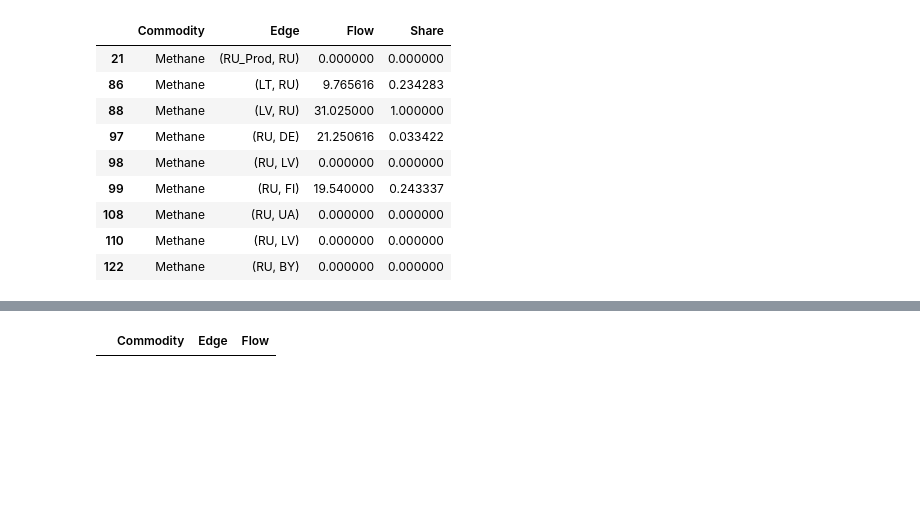
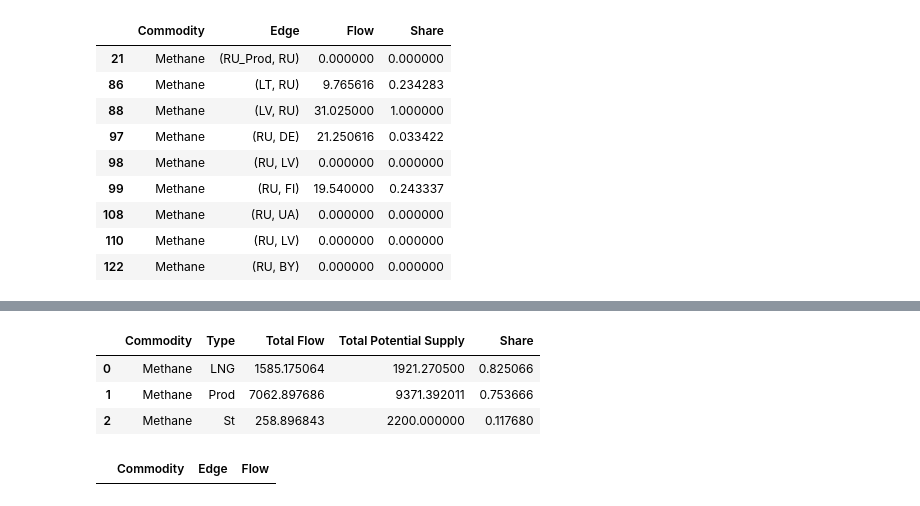
Before and after one commit to CSEI-EU/gas_infrastructure_model, a Jupyter notebook: 00_code_base/02_unidirectional/Russian_Case_and_LNG.ipynb, the cells around one changed output, grey strips where cells are left out. Cells and saved outputs as stored; diff of their text form; code cells hidden in the pictures; blank space fills up the shorter version.

```diff
--- a/00_code_base/02_unidirectional/Russian_Case_and_LNG.ipynb
+++ b/00_code_base/02_unidirectional/Russian_Case_and_LNG.ipynb
@@ -390,3 +368,16 @@ methane_excess_df
+# %%
+'''still not working'''
+#check for an unused share of capacities
+#aggregated share of supply use (e.g., from potential production, LNG or storage as a source)
+# Exclude capacities and flows
+excluded_countries = ['ES']
+methane_excess_share_df = calculate_aggregated_share_supply(methane_excess_df, node_values, excluded_countries)
+methane_excess_share_df
+# %% [output]
+|  | Commodity | Type | Total Flow | Total Potential Supply | Share |
+| 0 | Methane | LNG | 1585.175064 | 1921.270500 | 0.825066 |
+| 1 | Methane | Prod | 7062.897686 | 9371.392011 | 0.753666 |
+| 2 | Methane | St | 258.896843 | 2200.000000 | 0.117680 |
 # %%
 shortage_df
 
```
Also changed, not shown: parts of 3 cells of this notebook, 2 other files.
